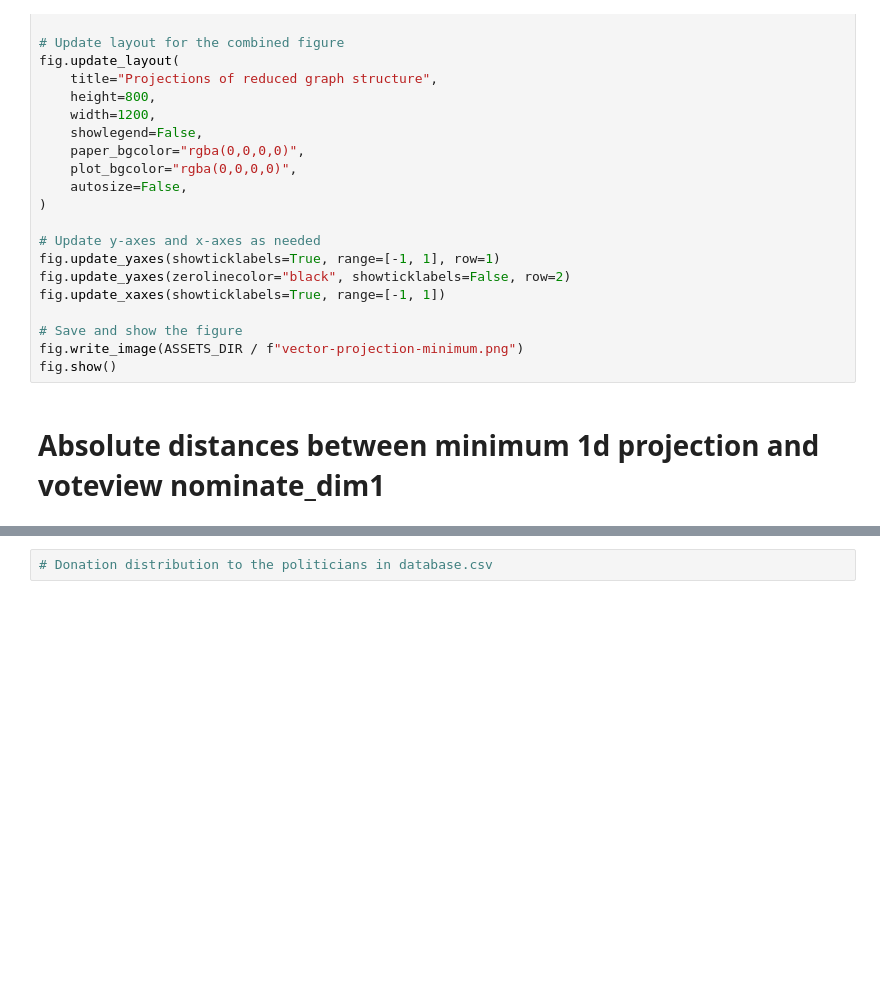
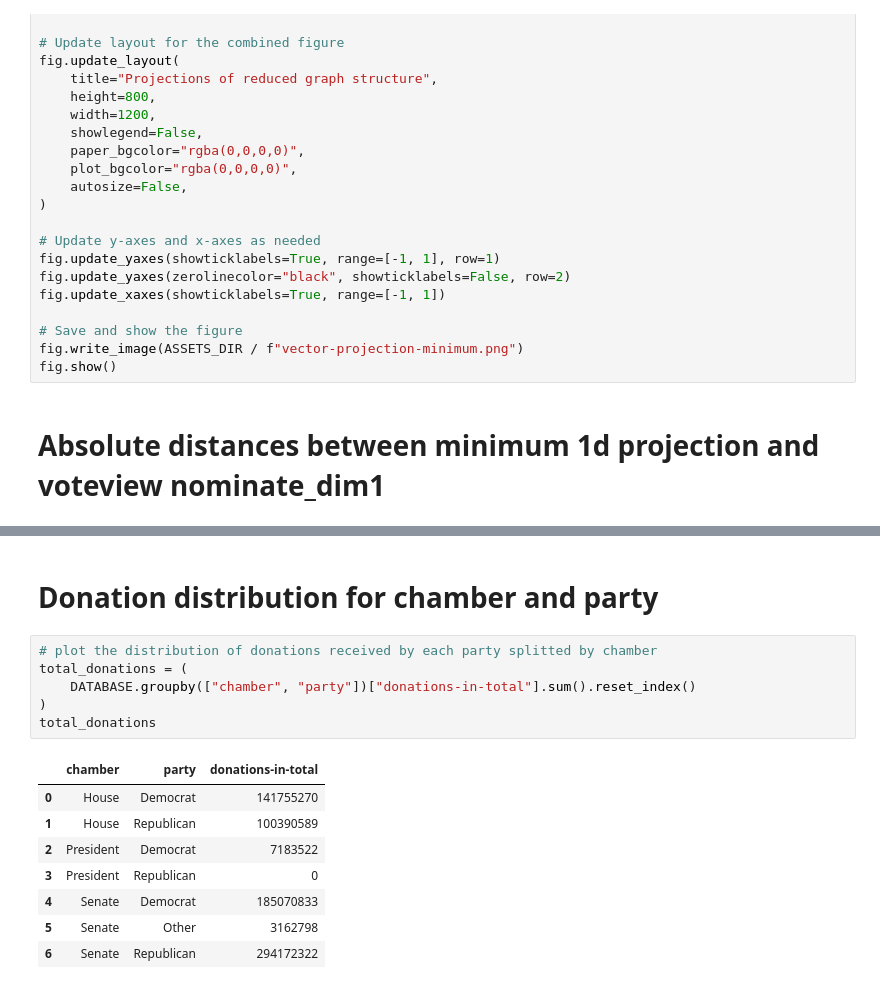
Before and after one commit to DueViktor/DonorIdeo, a Jupyter notebook: DonorIdeo/eda.ipynb, the cells around one changed output, grey strips where cells are left out. Cells and saved outputs as stored; diff of their text form; blank space fills up the shorter version.

```diff
--- a/DonorIdeo/eda.ipynb
+++ b/DonorIdeo/eda.ipynb
@@ -564,2 +567,17 @@ plt.savefig(ASSETS_DIR / "voteview_vs_minimum.png")  # Save the entire figure
-# %%
-# Donation distribution to the politicians in database.csv
+# %% [markdown]
+# Donation distribution for chamber and party
+# %%
+# plot the distribution of donations received by each party splitted by chamber
+total_donations = (
+    DATABASE.groupby(["chamber", "party"])["donations-in-total"].sum().reset_index()
+)
+total_donations
+# %% [output]
+|  | chamber | party | donations-in-total |
+| 0 | House | Democrat | 141755270 |
+| 1 | House | Republican | 100390589 |
+| 2 | President | Democrat | 7183522 |
+| 3 | President | Republican | 0 |
+| 4 | Senate | Democrat | 185070833 |
+| 5 | Senate | Other | 3162798 |
+| 6 | Senate | Republican | 294172322 |
```
Also changed, not shown: parts of 7 cells of this notebook, 3 other files.
